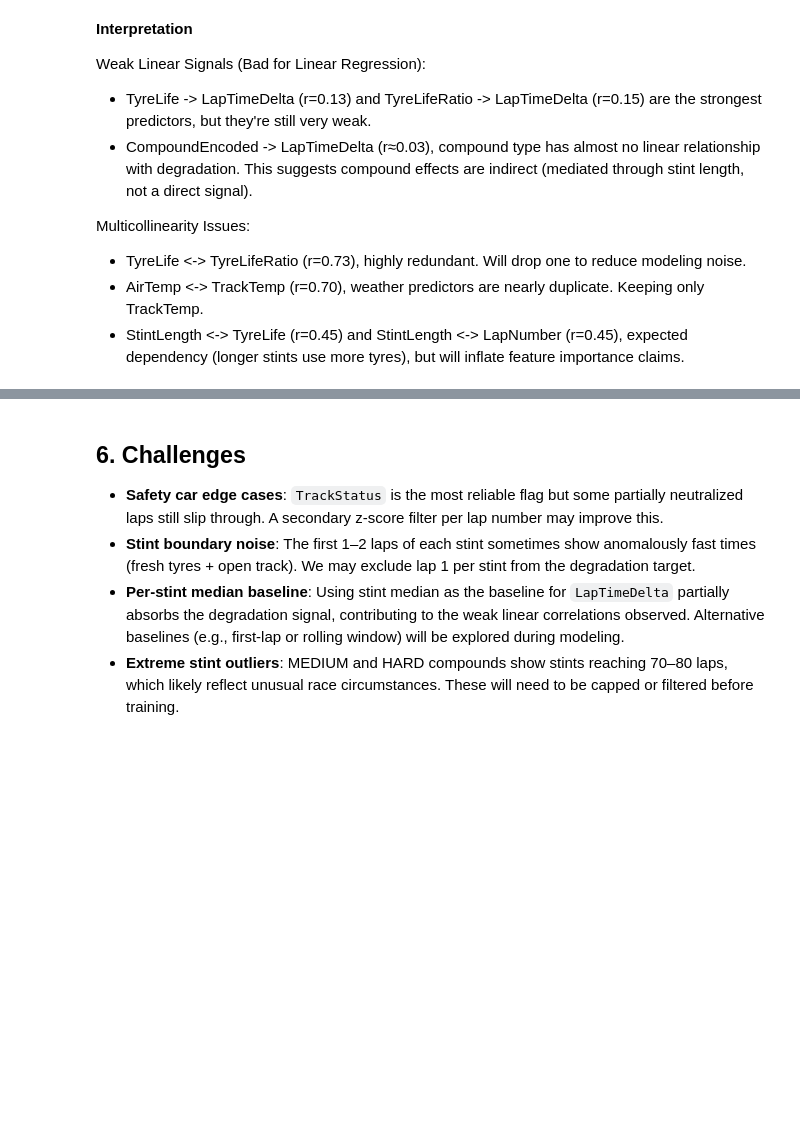
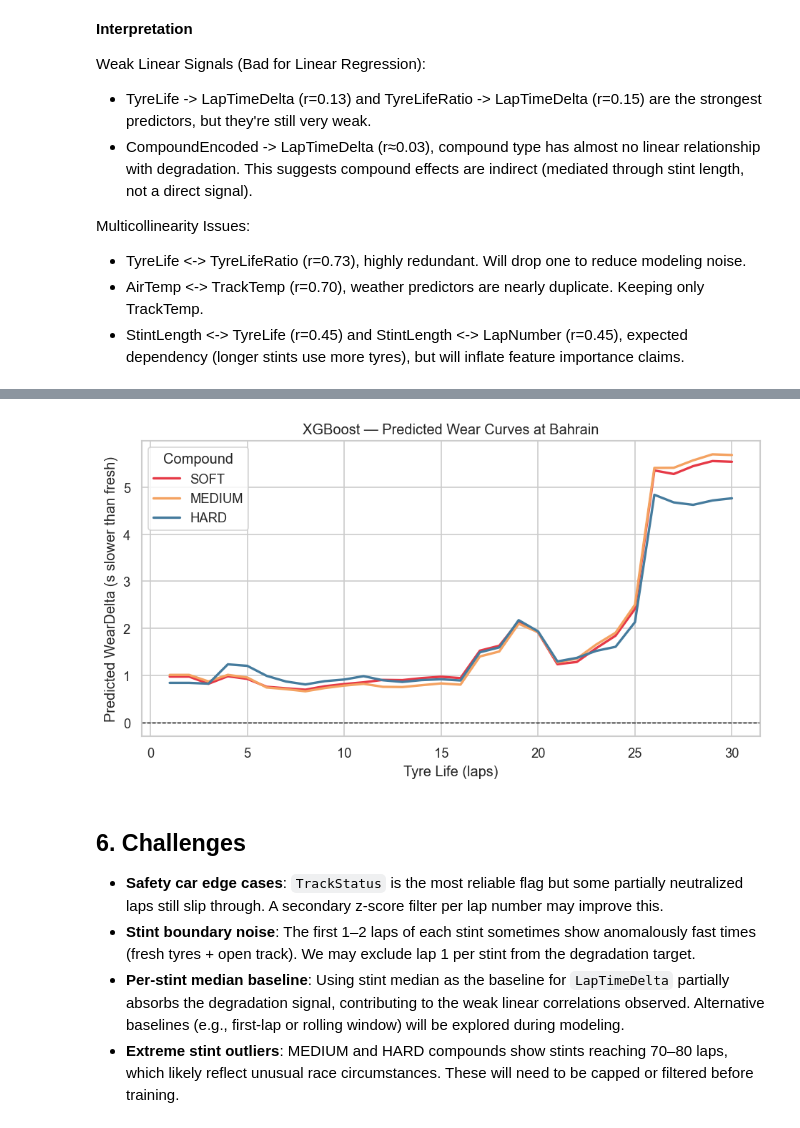
Before and after one commit to mikerapid/enai603-f1, a Jupyter notebook: f1_tyre.ipynb, the cells around one changed output, grey strips where cells are left out. Saved outputs shown, nothing was run; the diff lists cells and outputs as text; code cells hidden in the pictures; blank space fills up the shorter version.

```diff
--- a/f1_tyre.ipynb
+++ b/f1_tyre.ipynb
@@ -528,3 +518,42 @@ Random Forest — 2025 holdout
+# %%
+# Degradation curves: best model's predicted WearDelta vs TyreLife per compound
+best_model = fitted[best]
+
+ref_race = 'Bahrain'
+ref_track_temp = test.loc[test['Race'] == ref_race, 'TrackTemp'].mean()
+ref_lap_number = test['LapNumber'].median()
+
+fig, ax = plt.subplots(figsize=(8, 4.5))
+compound_colors = {'SOFT': '#e63946', 'MEDIUM': '#f4a261', 'HARD': '#457b9d'}
+tyre_lives = np.arange(1, 31)
+
+for compound, color in compound_colors.items():
+    enc = {'SOFT': 0, 'MEDIUM': 1, 'HARD': 2}[compound]
+    rows = []
+    for tl in tyre_lives:
+        row = {f: 0 for f in ALL_FEATURES}
+        row['TyreLife']        = tl
+        row['CompoundEncoded'] = enc
+        row['TrackTemp']       = ref_track_temp
+        row['LapNumber']       = ref_lap_number
+        race_col = f'Race_{ref_race}'
+        if race_col in row:
+            row[race_col] = 1
+        rows.append(row)
+    pred_df = pd.DataFrame(rows)[ALL_FEATURES]
+    preds = best_model.predict(pred_df)
+    ax.plot(tyre_lives, preds, color=color, linewidth=2, label=compound)
+
+ax.axhline(0, color='black', linewidth=0.8, linestyle='--')
+ax.set_xlabel('Tyre Life (laps)')
+ax.set_ylabel('Predicted WearDelta (s slower than fresh)')
+ax.set_title(f'{best} — Predicted Wear Curves at {ref_race}')
+ax.legend(title='Compound')
+plt.tight_layout()
+plt.savefig('plot_06_wear_curves.png', bbox_inches='tight')
+plt.show()
+# %% [output]
+[figure, added]
 # %% [markdown]
 ## 6. Challenges
 - **Safety car edge cases**: `TrackStatus` is the most reliable flag but some partially neutralized laps still slip through. A secondary z-score filter per lap number may improve this.
```
Also changed, not shown: parts of 7 cells of this notebook, 5 other files.
